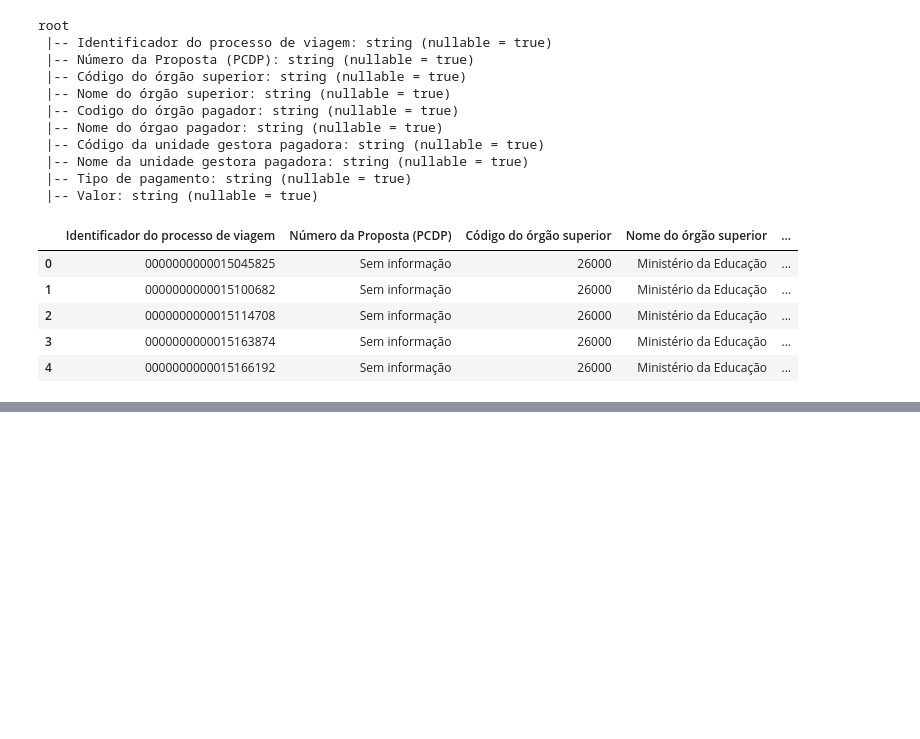
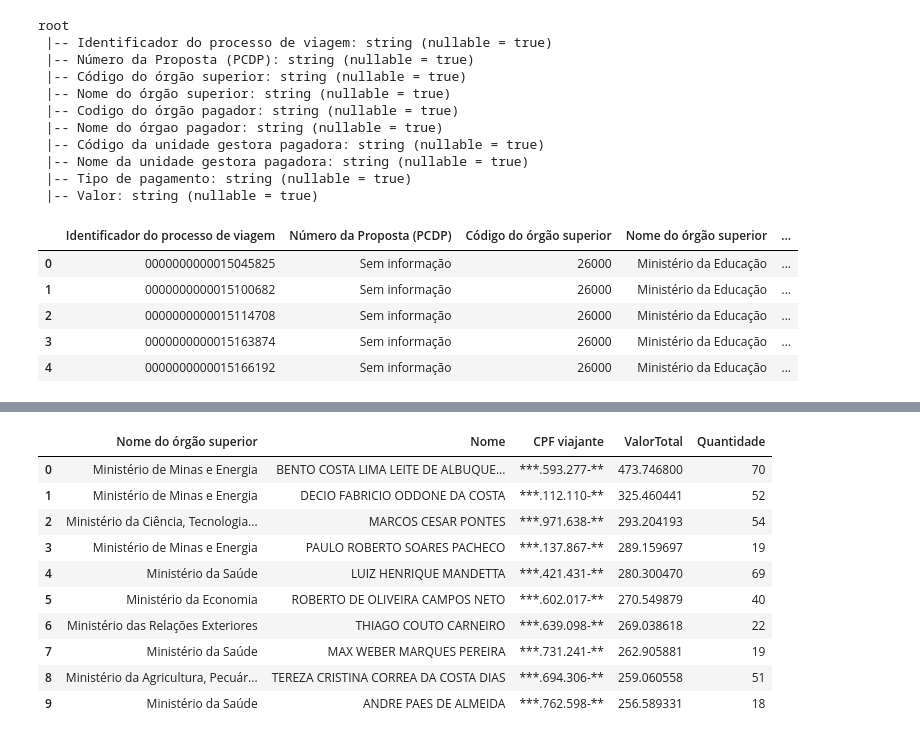
Before and after one commit to broilo/Summaries, a Jupyter notebook: big-data/spark_notebook-example.ipynb, the cells around one changed output, grey strips where cells are left out. Cells and saved outputs as stored; diff of their text form; code cells hidden in the pictures; blank space fills up the shorter version.

```diff
--- a/big-data/spark_notebook-example.ipynb
+++ b/big-data/spark_notebook-example.ipynb
@@ -36,0 +257,23 @@ df.limit(5).toPandas()
+# %%
+pd2 = df2_typed.groupBy("Nome do órgão superior", "Nome", "CPF viajante") \
+    .agg(((F.sum("Valor passagens") + F.sum("Valor diárias") + F.sum("Valor outros gastos")) / F.lit(1_000)) \
+    .alias("ValorTotal"), \
+        F.count("Valor passagens").alias("Quantidade")) \
+    .filter("Nome != 'Informações protegidas por sigilo'") \
+    .orderBy("ValorTotal", ascending=False) \
+    .limit(10) \
+    .toPandas()
+# %%
+pd2
+# %% [output]
+|  | Nome do órgão superior | Nome | CPF viajante | ValorTotal | Quantidade |
+| 0 | Ministério de Minas e Energia | BENTO COSTA LIMA LEITE DE ALBUQUE... | ***.593.277-** | 473.746800 | 70 |
+| 1 | Ministério de Minas e Energia | DECIO FABRICIO ODDONE DA COSTA | ***.112.110-** | 325.460441 | 52 |
+| 2 | Ministério da Ciência, Tecnologia... | MARCOS CESAR PONTES | ***.971.638-** | 293.204193 | 54 |
+| 3 | Ministério de Minas e Energia | PAULO ROBERTO SOARES PACHECO | ***.137.867-** | 289.159697 | 19 |
+| 4 | Ministério da Saúde | LUIZ HENRIQUE MANDETTA | ***.421.431-** | 280.300470 | 69 |
+| 5 | Ministério da Economia | ROBERTO DE OLIVEIRA CAMPOS NETO | ***.602.017-** | 270.549879 | 40 |
+| 6 | Ministério das Relações Exteriores | THIAGO COUTO CARNEIRO | ***.639.098-** | 269.038618 | 22 |
+| 7 | Ministério da Saúde | MAX WEBER MARQUES PEREIRA | ***.731.241-** | 262.905881 | 19 |
+| 8 | Ministério da Agricultura, Pecuár... | TEREZA CRISTINA CORREA DA COSTA DIAS | ***.694.306-** | 259.060558 | 51 |
+| 9 | Ministério da Saúde | ANDRE PAES DE ALMEIDA | ***.762.598-** | 256.589331 | 18 |
```
Also changed, not shown: parts of 26 cells of this notebook.
